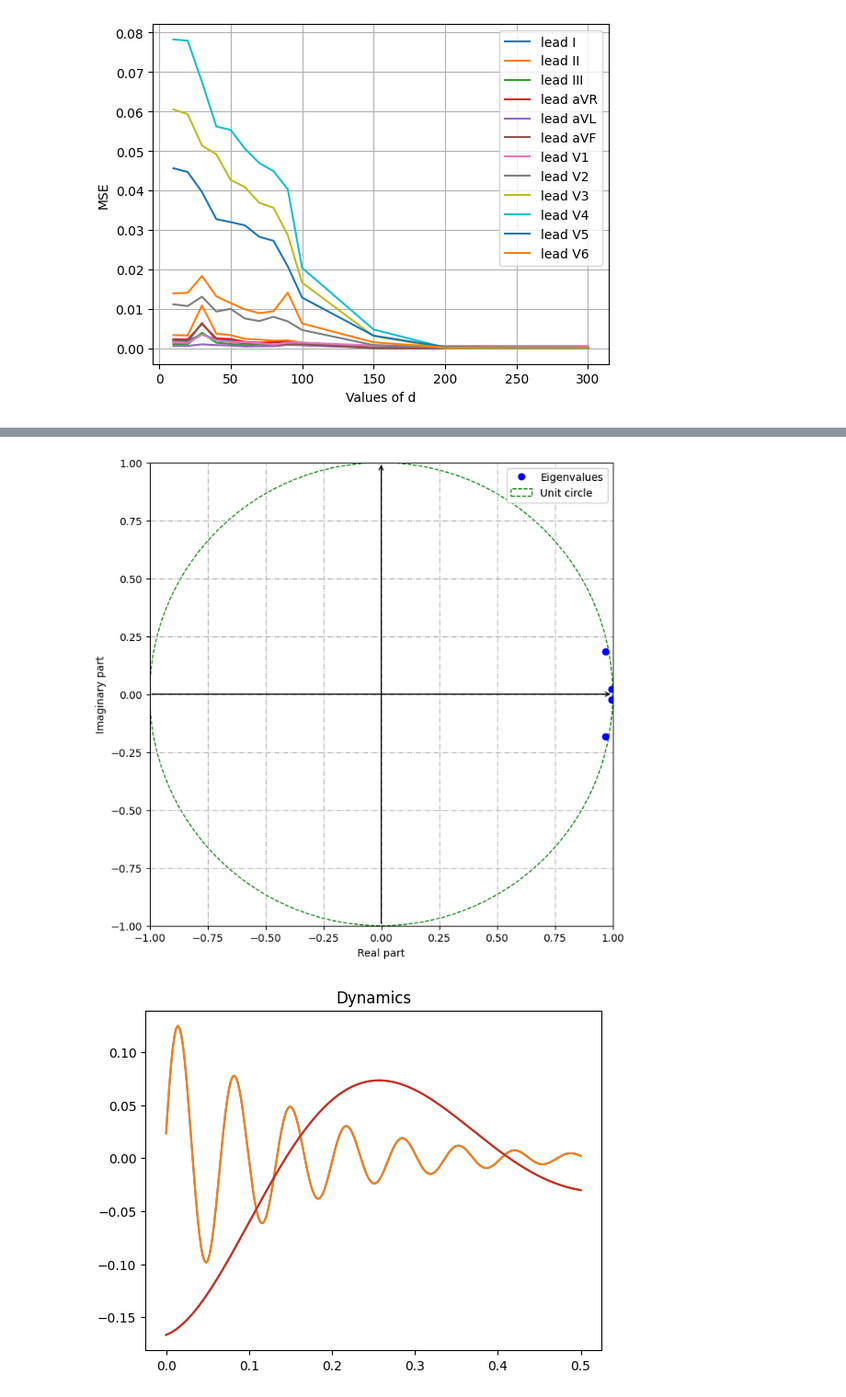
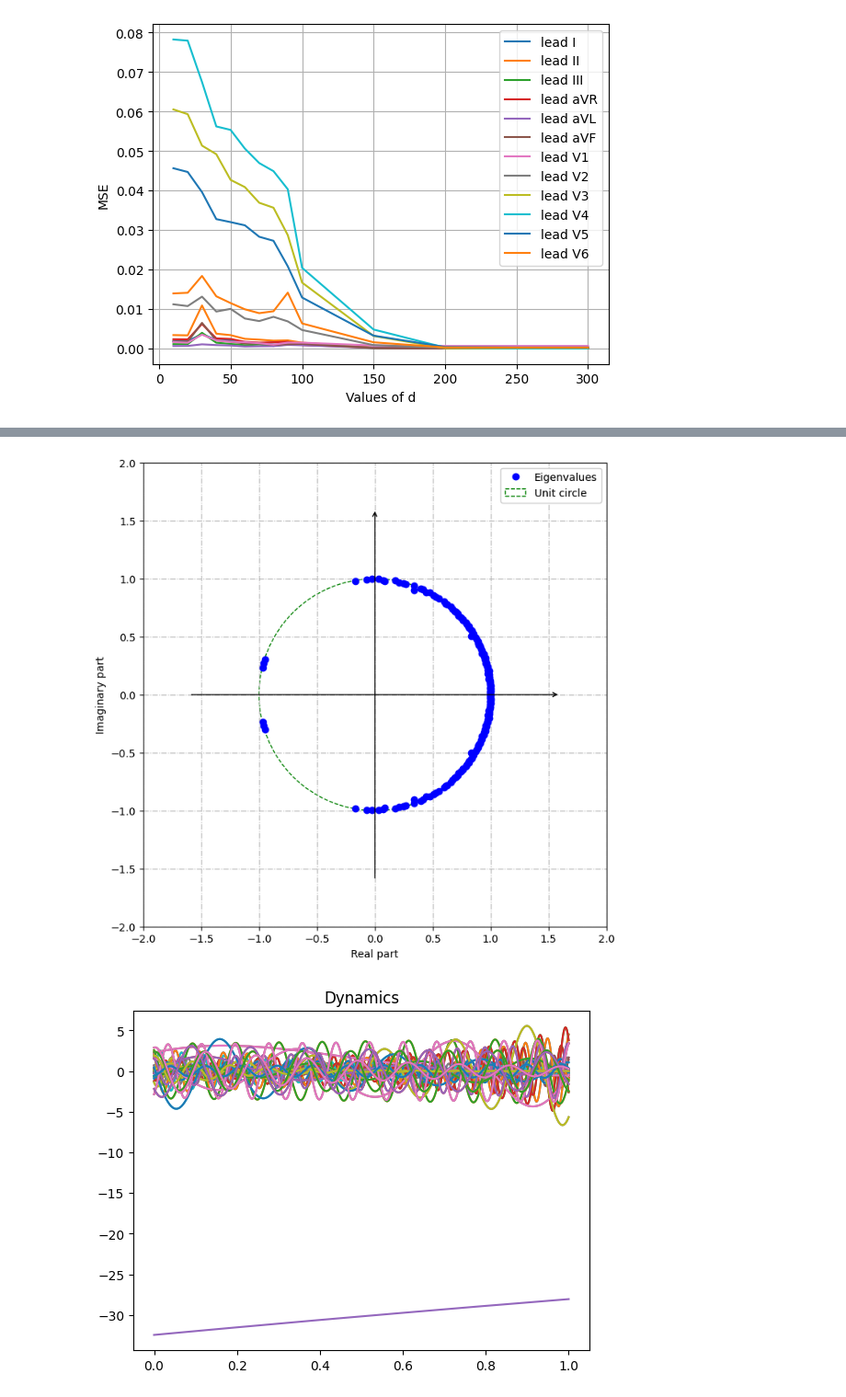
Before and after one commit to CBergerEPFL/maitrise, a Jupyter notebook: test_sample.ipynb, the cells around one changed output, grey strips where cells are left out. Shown at 92% size. Saved outputs shown, nothing was run; the diff lists cells and outputs as text; code cells hidden in the pictures.

Commit message:
Data augmentation

```diff
--- a/test_sample.ipynb
+++ b/test_sample.ipynb
@@ -2111,9 +2108,17 @@ plt.show()
 [figure]
 # %%
 ##Using DMD
-X = np.empty((len(ECG_lead),250))
-for i,j in zip(ECG_lead,range(len(ECG_lead))):
-    X[j,:] = dico_ECG[i][:250]
+from pydmd import DMD,HODMD
+X = np.empty((500*4,500))
+W = 0
+for k in range(500):
+    for i,j in zip(ECG_lead,range(len(ECG_lead))):
+        if j+W==X.shape[0]:
+            break
+        else:
+            X[j+W,:] = dico_ECG[i][k:500+k]
+
+    W = W+j
 
 dmd = DMD(svd_rank=0, exact=True, opt=True).fit(X)
 for eig in dmd.eigs:
@@ -2121,7 +2126,7 @@ for eig in dmd.eigs:
 
 dmd.plot_eigs(show_axes=True, show_unit_circle=True)
 
-t = np.linspace(0,250/data.sampling_frequency,250)
+t = np.linspace(0,500/data.sampling_frequency,500)
 for dynamic in dmd.dynamics:
     plt.plot(t, dynamic.real)
     plt.title('Dynamics')
@@ -2131,9 +2136,9 @@ dmd.original_time['dt'] = dmd.dmd_time['dt'] = t[1] - t[0]
 dmd.original_time['t0'] = dmd.dmd_time['t0'] = t[0]
 dmd.original_time['tend'] = dmd.dmd_time['tend'] = t[-1]
 
-plt.plot(dmd.original_timesteps, dico_ECG[ECG_lead[0]][:250], '.', label='snapshots')
-plt.plot(dmd.original_timesteps, dico_ECG[ECG_lead[0]][:250], '-', label='original function')
-plt.plot(dmd.dmd_timesteps[:250], dmd.reconstructed_data[0].real, '--', label='DMD output')
+plt.plot(dmd.original_timesteps[:500], dico_ECG[ECG_lead[5]][:500], '.', label='snapshots')
+plt.plot(dmd.original_timesteps[:500], dico_ECG[ECG_lead[5]][:500], '-', label='original function')
+plt.plot(dmd.dmd_timesteps, dmd.reconstructed_data[5].real, '--', label='DMD output')
 plt.legend()
 plt.show()
 
@@ -2155,2 +2173,2 @@ Eigenvalue (0.993541623293828-0.02324683815498849j): distance from unit circle 0
-[figure, old version]
+[figure, new version]
-[figure, old version]
+[figure, new version]
```
Also changed, not shown: parts of 4 cells of this notebook.
